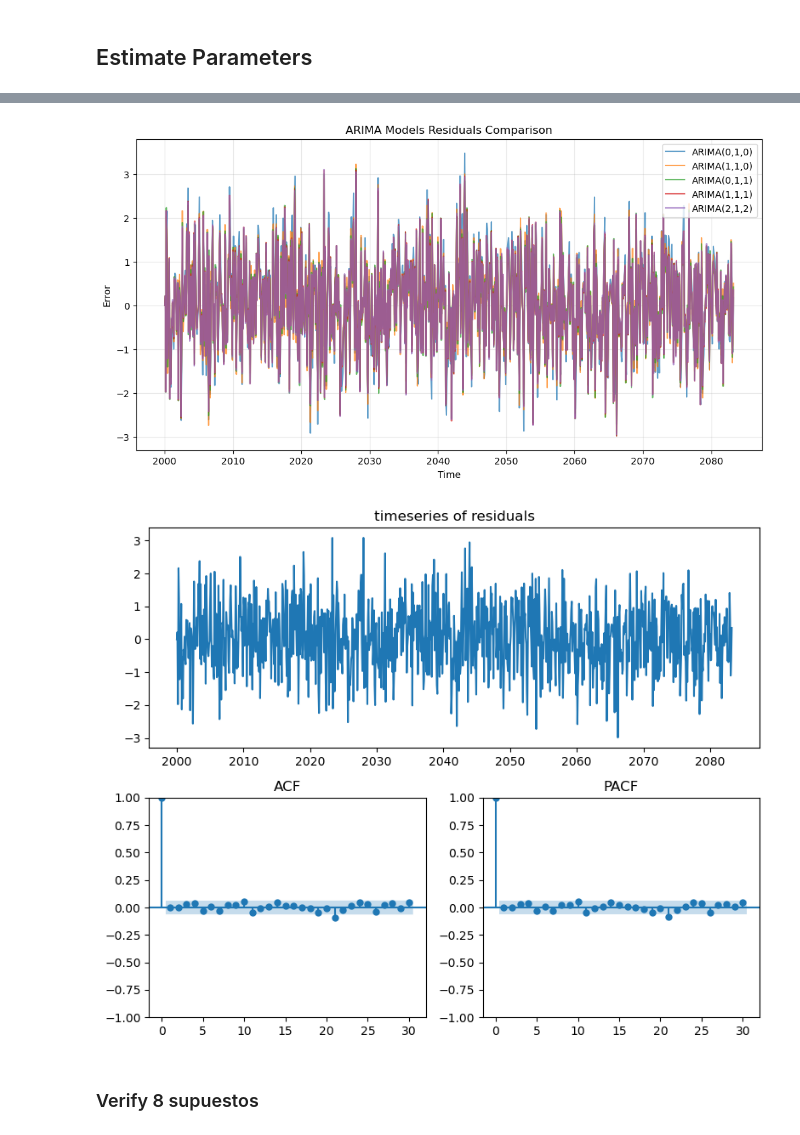
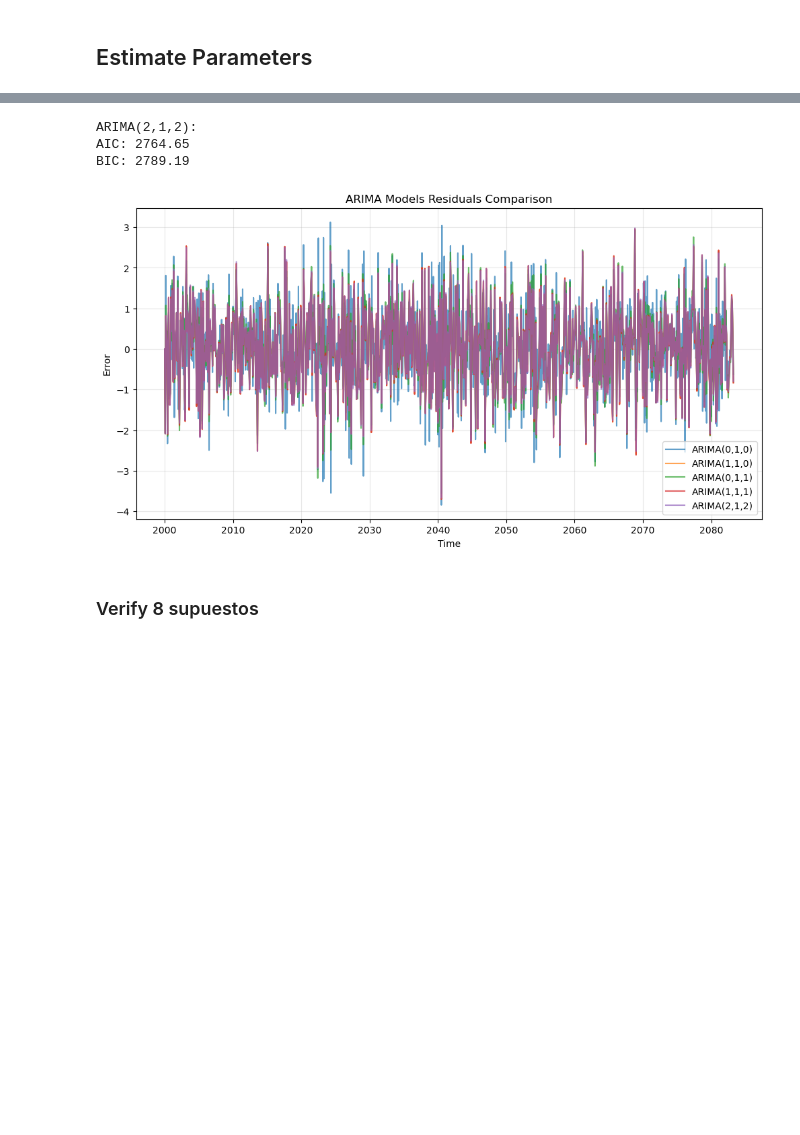
Before and after one commit to daniel-strauss/econometria, a Jupyter notebook: project_final.ipynb, the cells around one changed output, grey strips where cells are left out. Saved outputs shown, nothing was run; the diff lists cells and outputs as text; code cells hidden in the pictures; blank space fills up the shorter version.

```diff
--- a/project_final.ipynb
+++ b/project_final.ipynb
@@ -2,8 +2,6 @@
 from matplotlib import pyplot as plt
 import numpy as np
 import pandas as pd
-import plotly.express as px
-import plotly.graph_objects as go
 from statsmodels.graphics.tsaplots import plot_acf, plot_pacf
 import statsmodels.tsa.stattools as st
 import statsmodels.api as sm
@@ -34,8 +32,8 @@ def artificial_arima(p=np.array([]), d=0, q = np.array([]), f=lambda x:x, n = 10
 if test_with_artificial:
     n = 1000
     points = artificial_arima(
-        p = np.array([.1]),#np.array([0,0.1,0.2]),
-        q = np.array([.5]),#np.array([0,0.1]),
+        p = np.array([.5]),#np.array([0,0.1,0.2]),
+        q = np.array([0]),#np.array([0,0.1]),
         d = 1,
         #f = lambda x:x**2,
         n = n,
@@ -317,6 +312,7 @@ suggested_models = np.array([
 ])
 results = []
 error_dfs = []
+fitted_models = []
 for p, d, q in suggested_models:
     model = ARIMA(data, order=(p, d, q))
     fitted = model.fit()
@@ -340,8 +336,20 @@ for p, d, q in suggested_models:
     residuals.columns = [f'ARIMA({p},{d},{q})']
     error_dfs.append(residuals)
 
+
+    # Store the fitted model object
+    fitted_models.append(fitted)
+
+
 # Combine all residuals into one DataFrame
 all_errors = pd.concat(error_dfs, axis=1)
+
+
+# Create a DataFrame for the fitted models
+fitted_models_df = pd.DataFrame({
+    'model_order': [f"ARIMA({p},{d},{q})" for p, d, q in suggested_models],
+    'fitted_model': fitted_models
+})
 
 # Plot using matplotlib
 plt.figure(figsize=(12, 6))
@@ -354,6 +362,6 @@ plt.ylabel('Error')
 plt.grid(True, alpha=0.3)
 plt.show()
 
-plot_series(all_errors['ARIMA(1,1,1)'], "timeseries of residuals")
+#plot_series(all_errors['ARIMA(1,1,1)'], "timeseries of residuals")
 # %% [output]
 ARIMA(0,1,0):
@@ -378,5 +382,7 @@ BIC: 2884.30
+ARIMA(2,1,2):
+AIC: 2764.65
+BIC: 2789.19
-[figure, old version]
+[figure, new version]
-[figure, removed]
 # %% [markdown]
 ### Verify 8 supuestos
 # %% [markdown]
```
Also changed, not shown: parts of 16 cells of this notebook.
